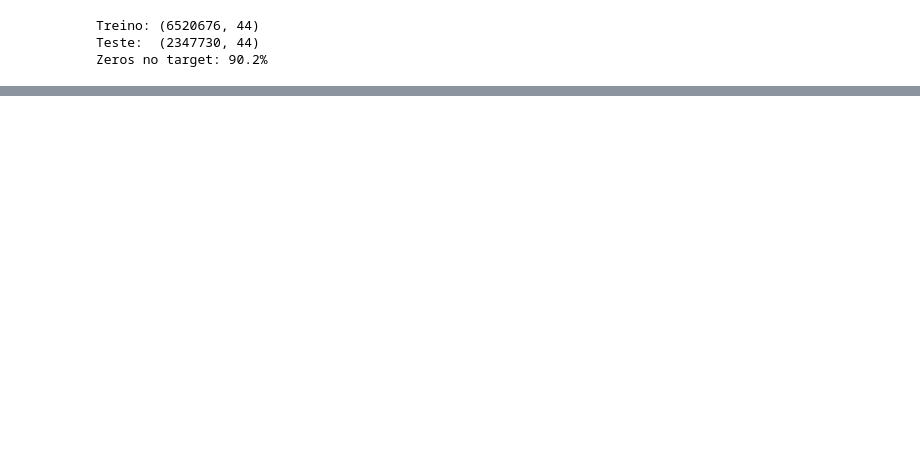
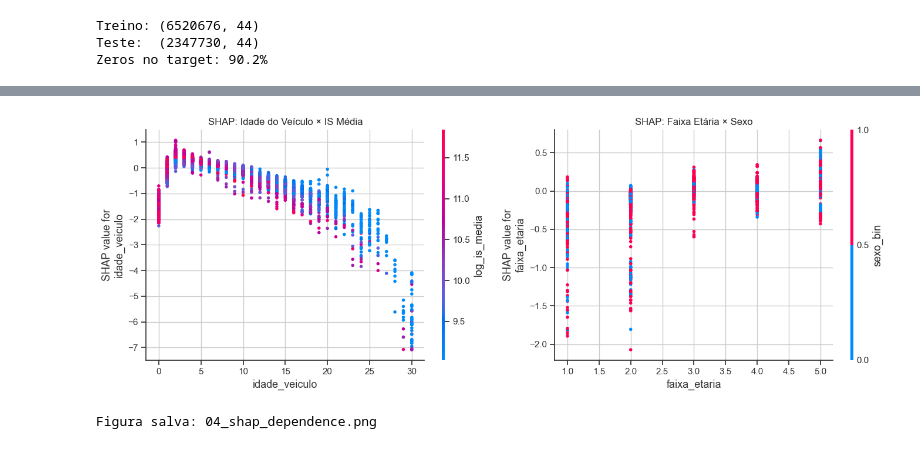
Before and after one commit to arthurpmotta02/insurance-pricing-susep, a Jupyter notebook: notebooks/04_ml_comparison.ipynb, the cells around one changed output, grey strips where cells are left out. Drawn from its saved outputs; the diff is of its cells as text; code cells hidden in the pictures; blank space fills up the shorter version.

```diff
--- a/notebooks/04_ml_comparison.ipynb
+++ b/notebooks/04_ml_comparison.ipynb
@@ -94,0 +165,30 @@ print("✓ XGBoost treinado!")
+# %%
+# ============================================================
+# 5. SHAP DEPENDENCE PLOT — TOP FEATURES
+# ============================================================
+
+fig, axes = plt.subplots(1, 2, figsize=(14, 5))
+
+# 1. Dependence plot: idade_veiculo
+shap.dependence_plot(
+    'idade_veiculo', shap_values, X_shap,
+    interaction_index='log_is_media',
+    ax=axes[0], show=False
+)
+axes[0].set_title('SHAP: Idade do Veículo × IS Média')
+
+# 2. Dependence plot: faixa_etaria
+shap.dependence_plot(
+    'faixa_etaria', shap_values, X_shap,
+    interaction_index='sexo_bin',
+    ax=axes[1], show=False
+)
+axes[1].set_title('SHAP: Faixa Etária × Sexo')
+
+plt.tight_layout()
+plt.savefig(f'{FIGURES_PATH}/04_shap_dependence.png', dpi=150, bbox_inches='tight')
+plt.show()
+print("Figura salva: 04_shap_dependence.png")
+# %% [output]
+[figure, added]
+Figura salva: 04_shap_dependence.png
```
Also changed, not shown: parts of 3 cells of this notebook.
